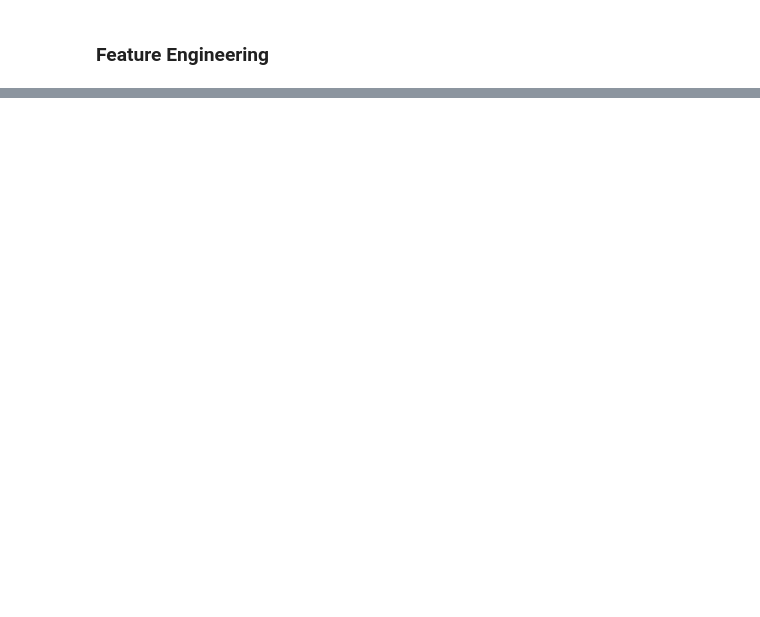
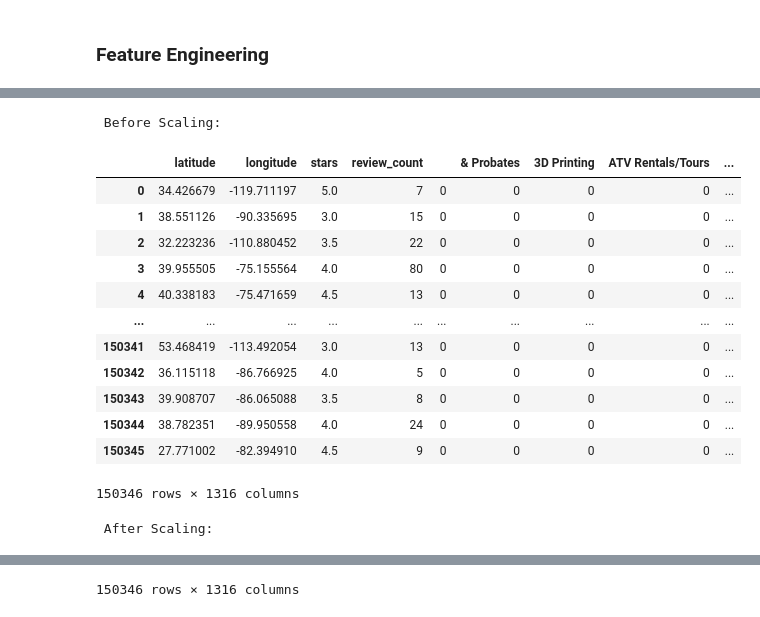
Before and after one commit to junaidazhar42/YelpSphere-Geo-Based-Cluster-Analysis, a Jupyter notebook: main.ipynb, the cells around one changed output, grey strips where cells are left out. Drawn from its saved outputs; the diff is of its cells as text; code cells hidden in the pictures; blank space fills up the shorter version.

```diff
--- a/main.ipynb
+++ b/main.ipynb
@@ -326,0 +404,8 @@ plt.show()
+# %%
+# Flattening attributes
+
+attr_df = pd.json_normalize(df['parsed_attributes'])
+display(attr_df)
+
+df = pd.concat([df, attr_df], axis = 1)
+df.head()
@@ -326,0 +446,9 @@ plt.show()
+# %%
+# Multi-Hot Encoding Categories columns
+
+df['categories_list'] = df.categories.fillna("").apply(lambda x: [c.strip() for c in x.split(",")])
+display(df['categories_list'])
+
+mlb = MultiLabelBinarizer()
+cat_features = pd.DataFrame(mlb.fit_transform(df['categories_list']), columns = mlb.classes_, index = df.index)
+display(cat_features)
@@ -326,0 +481,32 @@ plt.show()
+# %%
+# Scaling numerical features
+
+num_features = df[['latitude', 'longitude', 'stars', 'review_count']].copy()
+X = pd.concat([num_features, cat_features], axis = 1).fillna(0)
+print("\n Before Scaling: ")
+display(X)
+
+# Scaling through StandardScaler()
+scaler = StandardScaler()
+X_scaled = X.copy()
+X_scaled[['latitude', 'longitude', 'stars', 'review_count']] = scaler.fit_transform(
+    X[['latitude', 'longitude', 'stars', 'review_count']]
+)
+print("\n After Scaling: ")
+display(X_scaled)
+# %% [output]
+ Before Scaling:
+|  | latitude | longitude | stars | review_count |  | & Probates | 3D Printing | ATV Rentals/Tours | ... |
+| 0 | 34.426679 | -119.711197 | 5.0 | 7 | 0 | 0 | 0 | 0 | ... |
+| 1 | 38.551126 | -90.335695 | 3.0 | 15 | 0 | 0 | 0 | 0 | ... |
+| 2 | 32.223236 | -110.880452 | 3.5 | 22 | 0 | 0 | 0 | 0 | ... |
+| 3 | 39.955505 | -75.155564 | 4.0 | 80 | 0 | 0 | 0 | 0 | ... |
+| 4 | 40.338183 | -75.471659 | 4.5 | 13 | 0 | 0 | 0 | 0 | ... |
+| ... | ... | ... | ... | ... | ... | ... | ... | ... | ... |
+| 150341 | 53.468419 | -113.492054 | 3.0 | 13 | 0 | 0 | 0 | 0 | ... |
+| 150342 | 36.115118 | -86.766925 | 4.0 | 5 | 0 | 0 | 0 | 0 | ... |
+| 150343 | 39.908707 | -86.065088 | 3.5 | 8 | 0 | 0 | 0 | 0 | ... |
+| 150344 | 38.782351 | -89.950558 | 4.0 | 24 | 0 | 0 | 0 | 0 | ... |
+| 150345 | 27.771002 | -82.394910 | 4.5 | 9 | 0 | 0 | 0 | 0 | ... |
+150346 rows × 1316 columns
+ After Scaling:
@@ -326,0 +525 @@ plt.show()
+150346 rows × 1316 columns
```
Also changed, not shown: parts of 20 cells of this notebook.
